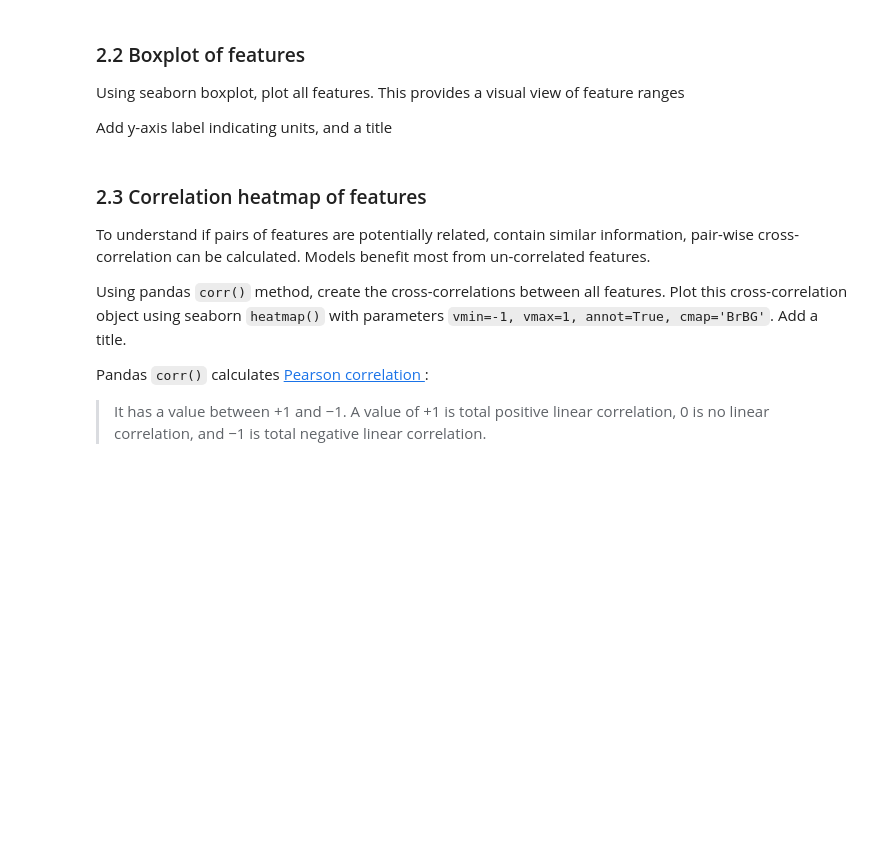
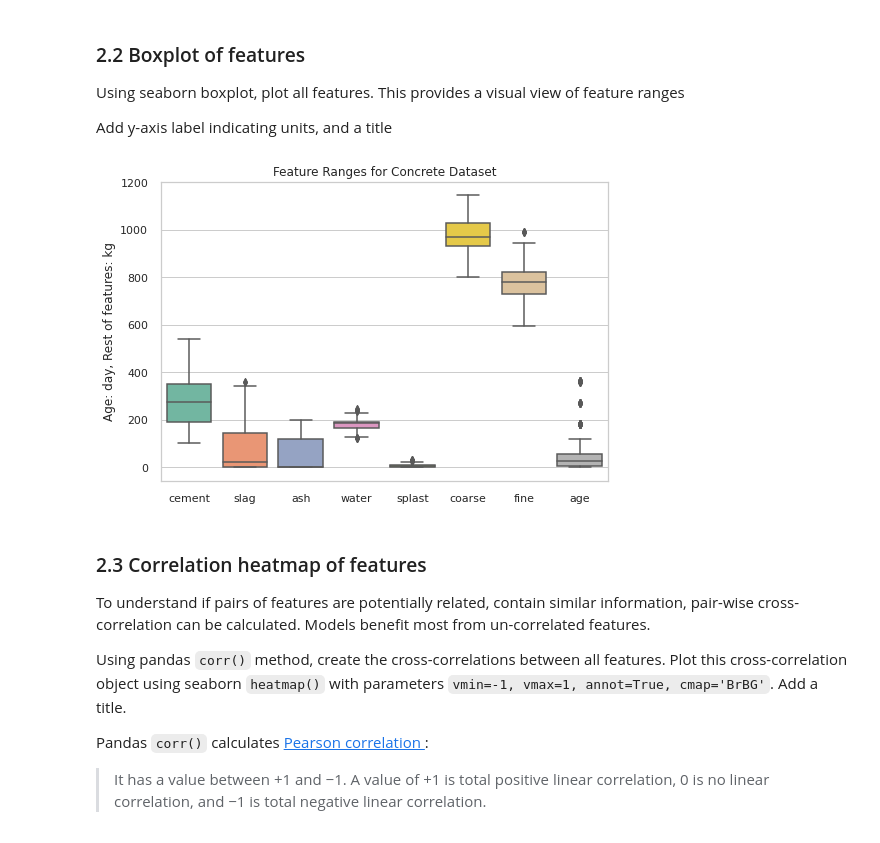
Before and after one commit to StevenD24/ENSF-611-Lab-2, a Jupyter notebook: lab2.ipynb, the cells around one changed output. Drawn from its saved outputs; the diff is of its cells as text; code cells hidden in the pictures; blank space fills up the shorter version.

Commit message:
Inspected the dataset

```diff
--- a/lab2.ipynb
+++ b/lab2.ipynb
@@ -67,0 +82,7 @@ Print dimensions and type of `X`, `y`
+# %%
+# Load concrete dataset into feature matrix X and target vector y
+X, y = concrete_data.to_data()
+
+# Printing the dimensions and type of X and y
+print(f"Dimensions of X:\n{X.shape}\nType of X:\n{type(X)}")
+print(f"\nDimensions of y:\n{y.shape}\nType of y:\n{type(y)}")
@@ -84,3 +125,14 @@ Add y-axis label indicating units, and a title
+# %%
+# Plotting using seaborn boxplot
+import seaborn as sns
+
+# Create a boxplot for each feature
+sns.set(style="whitegrid")
+ax = sns.boxplot(data=X, orient="v", palette="Set2")
+ax.set_ylabel("Age: day, Rest of features: kg")
+ax.set_title("Feature Ranges for Concrete Dataset");
+# %% [output]
+[figure, added]
 # %% [markdown]
 ### 2.3 Correlation heatmap of features
 
```
Also changed, not shown: parts of 13 cells of this notebook.
